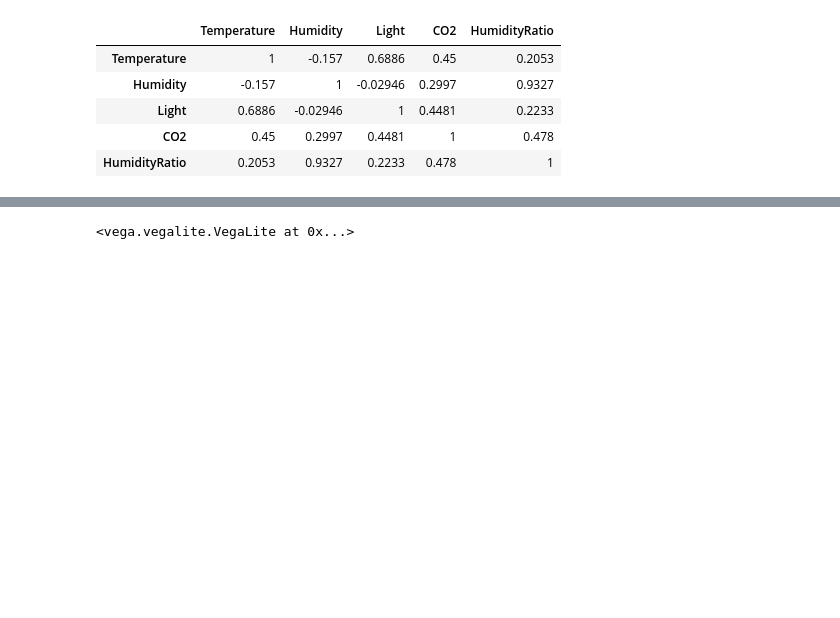
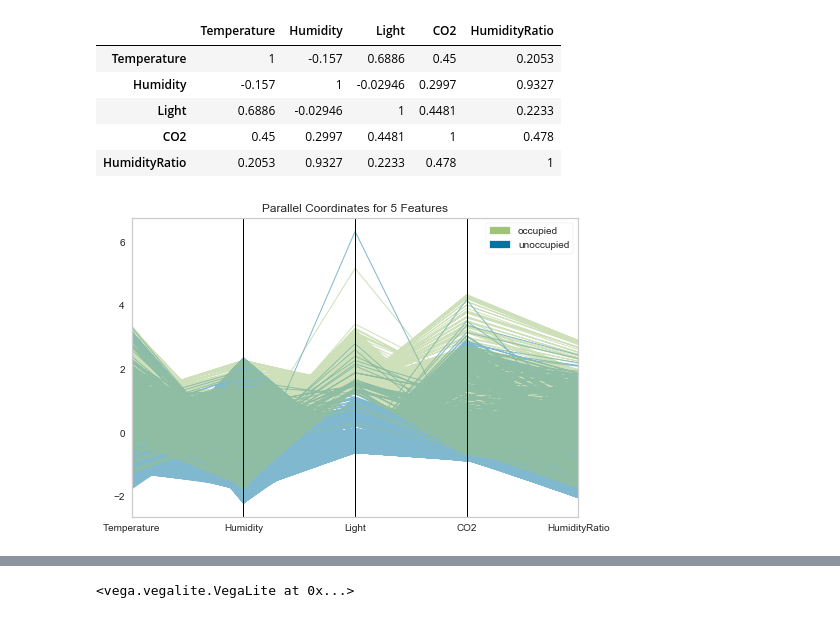
Before and after one commit to dshlai/room_occupancy_prediction, a Jupyter notebook: occupancy_prediction_eda.ipynb, the cells around one changed output, grey strips where cells are left out. Saved outputs shown, nothing was run; the diff lists cells and outputs as text; code cells hidden in the pictures; blank space fills up the shorter version.

Commit message:
Add yellowbrick data visualization and analysis

```diff
--- a/occupancy_prediction_eda.ipynb
+++ b/occupancy_prediction_eda.ipynb
@@ -66,3 +66,22 @@ corr.style.background_gradient(cmap='coolwarm').set_precision(4)
 | Light | 0.6886 | -0.02946 | 1 | 0.4481 | 0.2233 |
 | CO2 | 0.45 | 0.2997 | 0.4481 | 1 | 0.478 |
 | HumidityRatio | 0.2053 | 0.9327 | 0.2233 | 0.478 | 1 |
+# %%
+from yellowbrick.features import ParallelCoordinates
+
+X, y = total_no_labels.drop('date', axis=1), total['Occupancy']
+
+features = X.columns
+classes = ["unoccupied", "occupied"]
+
+# Instantiate the visualizer
+visualizer = ParallelCoordinates(
+    classes=classes, features=features, fast=True, normalize='standard', sample=0.2, shuffle=True)
+
+# Fit and transform the data to the visualizer
+visualizer.fit_transform(X, y)
+
+# Finalize the title and axes then display the visualization
+visualizer.poof()
+# %% [output]
+[figure, added]
```
Also changed, not shown: parts of 2 cells of this notebook.
